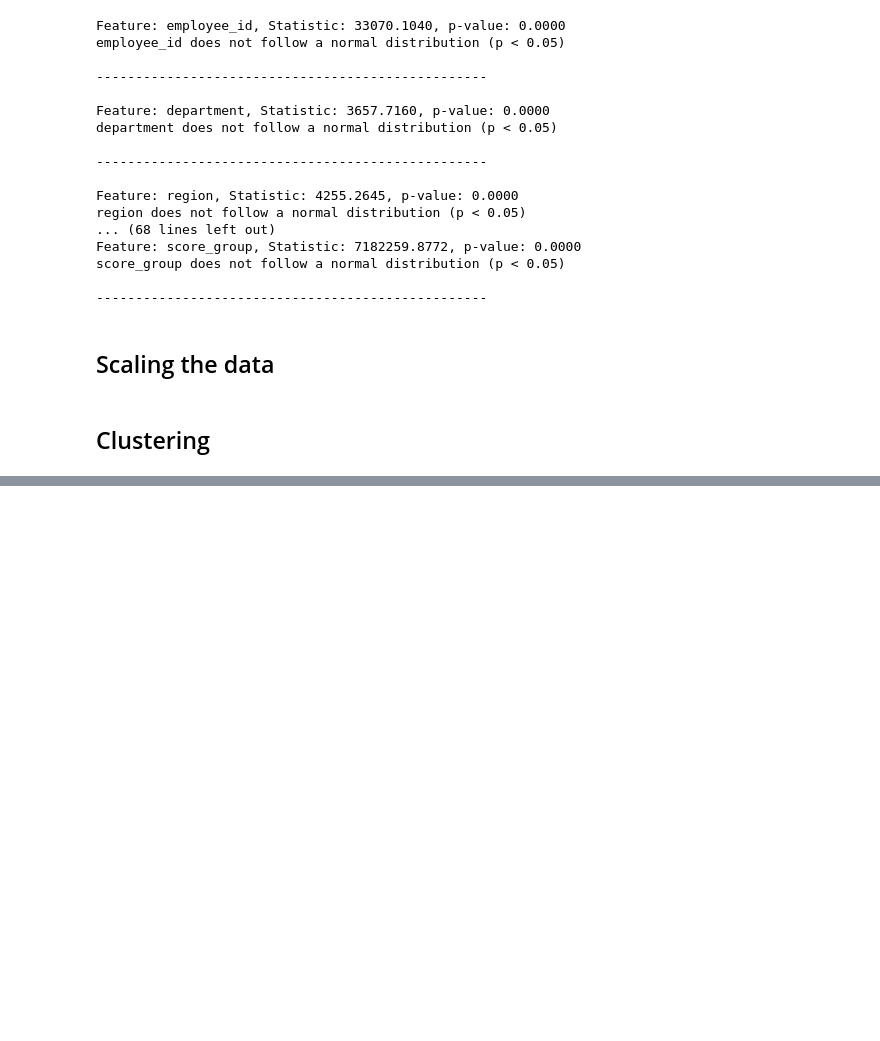
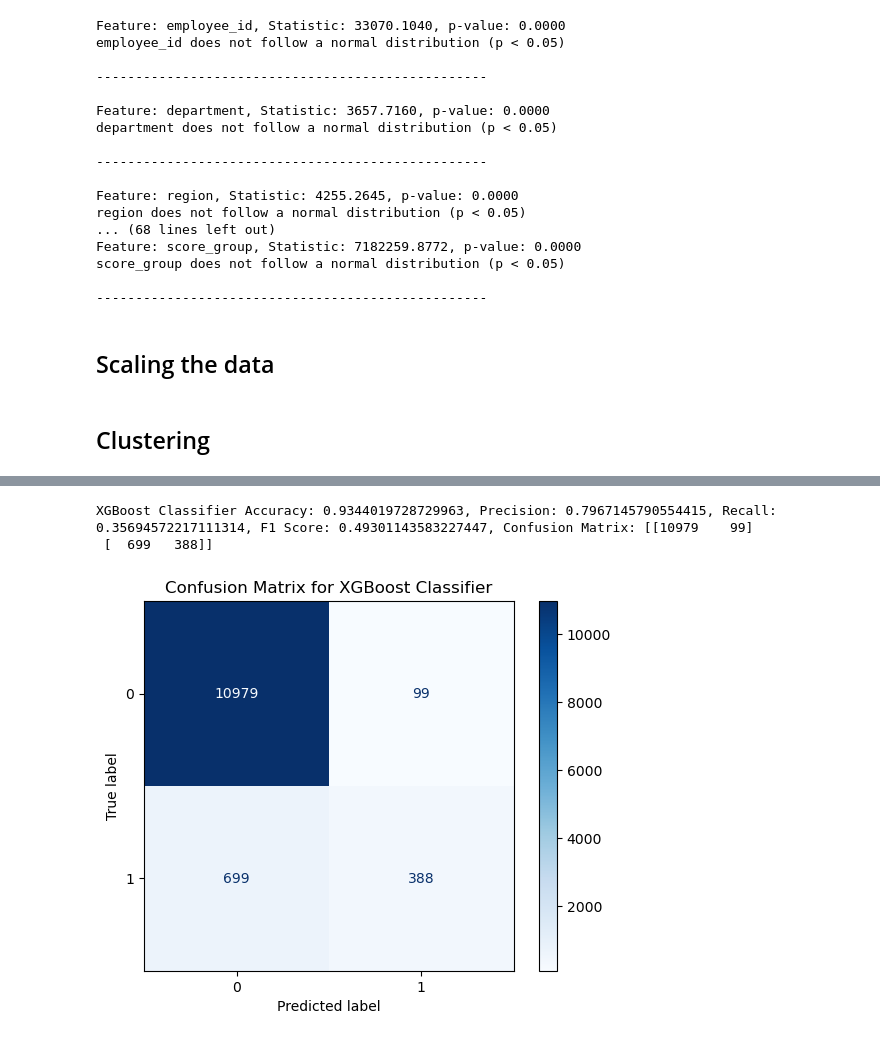
Before and after one commit to bedankibunja/HR-ANALYTICS-Predicting-Employee-Promotions, a Jupyter notebook: Notebook.ipynb, the cells around one changed output, grey strips where cells are left out. Cells and saved outputs as stored; diff of their text form; code cells hidden in the pictures; blank space fills up the shorter version.

```diff
--- a/Notebook.ipynb
+++ b/Notebook.ipynb
@@ -632,0 +711,14 @@ X_test_with_clusters['cluster_label'] = kmeans.predict(X_test_scaled)
+# %%
+rf_model = RandomForestClassifier(random_state=123)
+rf_model.fit(X_train_with_clusters, y_train_resampled)
+
+# Evaluation for Random Forest
+y_pred_rf = rf_model.predict(X_test_with_clusters)
+cm_rf = confusion_matrix(y_test, y_pred_rf)
+acc_rf = accuracy_score(y_test, y_pred_rf)
+precision_rf = precision_score(y_test, y_pred_rf)
+recall_rf = recall_score(y_test, y_pred_rf)
+f1_rf = f1_score(y_test, y_pred_rf)
+
+# Print Random Forest Results
+print(f"Random Forest Accuracy: {acc_rf}, Precision: {precision_rf}, Recall: {recall_rf}, F1 Score: {f1_rf}, Confusion Matrix: {cm_rf}")
@@ -632,0 +750,25 @@ X_test_with_clusters['cluster_label'] = kmeans.predict(X_test_scaled)
+# %%
+import xgboost as xgb
+from xgboost import XGBClassifier
+
+# Train the XGBoost Classifier
+xgb_class = XGBClassifier()
+xgb_class.fit(X_train_with_clusters, y_train_resampled)
+
+# Evaluation for XGBoost Classifier
+y_pred_xgb = xgb_class.predict(X_test_with_clusters)
+cm_xgb = confusion_matrix(y_test, y_pred_xgb)
+acc_xgb = accuracy_score(y_test, y_pred_xgb)
+precision_xgb = precision_score(y_test, y_pred_xgb)
+recall_xgb = recall_score(y_test, y_pred_xgb)
+f1_xgb = f1_score(y_test, y_pred_xgb)
+
+# Print XGBoost Classifier Results
+print(f"XGBoost Classifier Accuracy: {acc_xgb}, Precision: {precision_xgb}, Recall: {recall_xgb}, F1 Score: {f1_xgb}, Confusion Matrix: {cm_xgb}")
+ConfusionMatrixDisplay(cm_xgb).plot(cmap='Blues')
+plt.title('Confusion Matrix for XGBoost Classifier')
+plt.show()
+# %% [output]
+XGBoost Classifier Accuracy: 0.9344019728729963, Precision: 0.7967145790554415, Recall: 0.35694572217111314, F1 Score: 0.49301143583227447, Confusion Matrix: [[10979    99]
+ [  699   388]]
+[figure, added]
```
Also changed, not shown: parts of 19 cells of this notebook.
